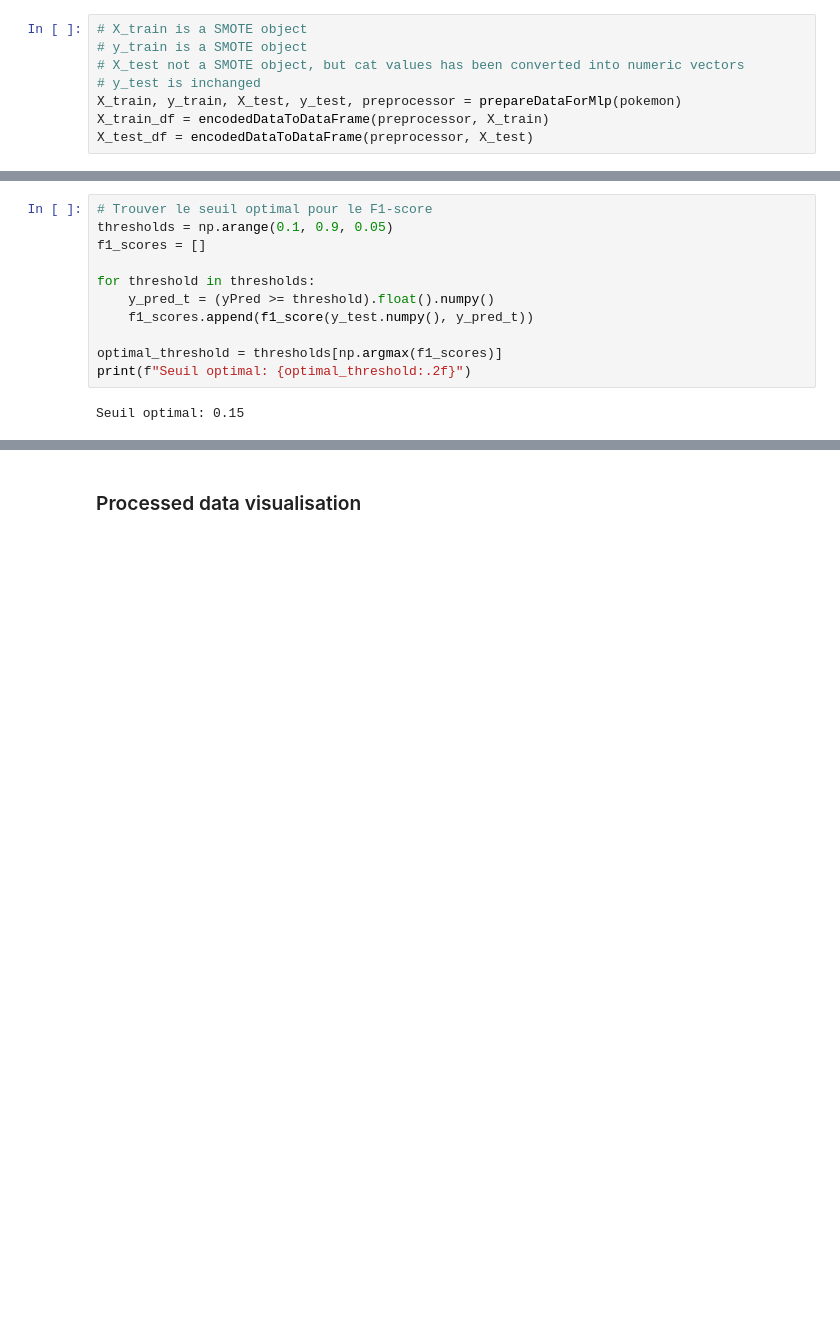
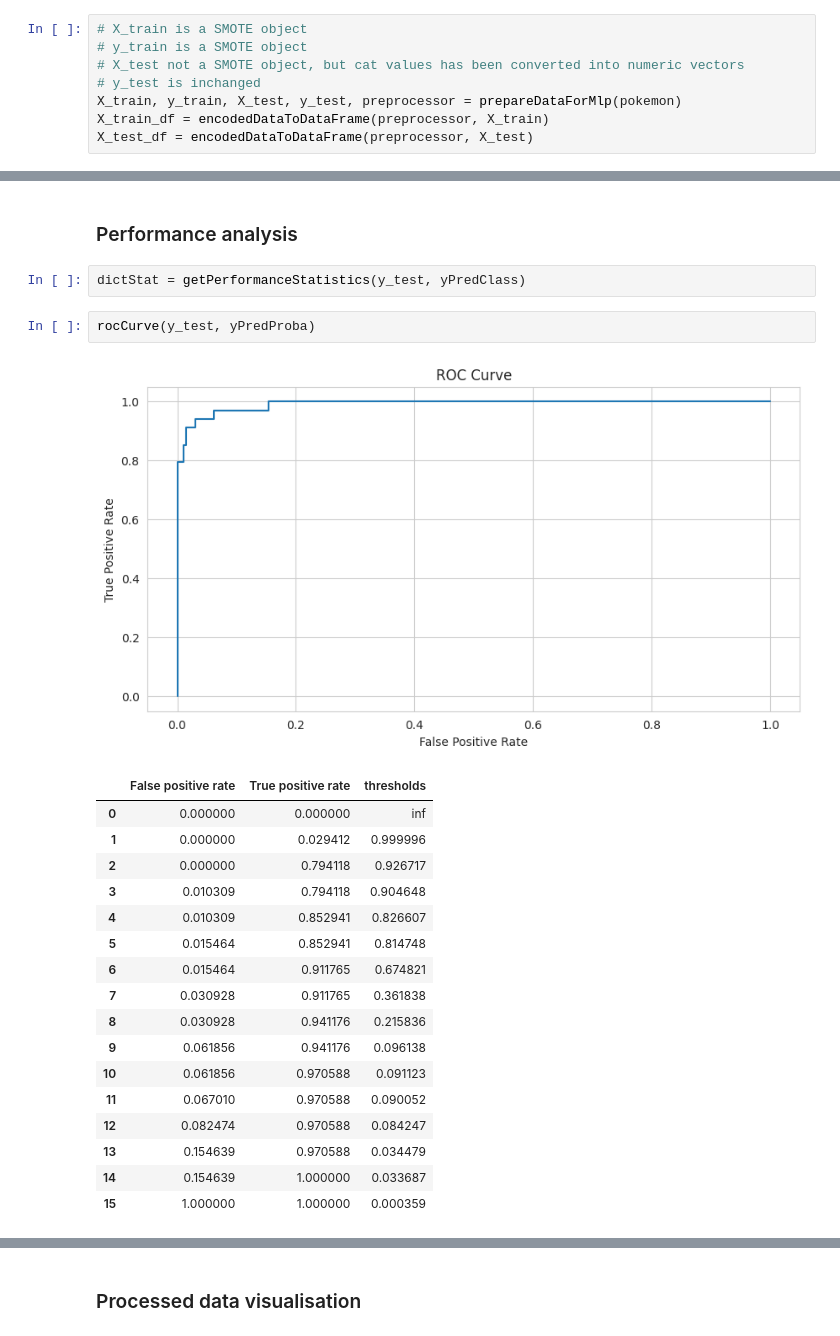
Before and after one commit to Edmondbrn/MLP_pytorch, a Jupyter notebook: MLP_myself.ipynb, the cells around one changed output, grey strips where cells are left out. Drawn from its saved outputs; the diff is of its cells as text; blank space fills up the shorter version.

```diff
--- a/MLP_myself.ipynb
+++ b/MLP_myself.ipynb
@@ -113,13 +116,25 @@ Text(0.5, 1.0, 'Precision-Recall Curve')
-# %%
-# Trouver le seuil optimal pour le F1-score
-thresholds = np.arange(0.1, 0.9, 0.05)
-f1_scores = []
-
-for threshold in thresholds:
-    y_pred_t = (yPred >= threshold).float().numpy()
-    f1_scores.append(f1_score(y_test.numpy(), y_pred_t))
-
-optimal_threshold = thresholds[np.argmax(f1_scores)]
-print(f"Seuil optimal: {optimal_threshold:.2f}")
-# %% [output]
-Seuil optimal: 0.15
+# %% [markdown]
+### Performance analysis
+# %%
+dictStat = getPerformanceStatistics(y_test, yPredClass)
+# %%
+rocCurve(y_test, yPredProba)
+# %% [output]
+[figure, added]
+|  | False positive rate | True positive rate | thresholds |
+| 0 | 0.000000 | 0.000000 | inf |
+| 1 | 0.000000 | 0.029412 | 0.999996 |
+| 2 | 0.000000 | 0.794118 | 0.926717 |
+| 3 | 0.010309 | 0.794118 | 0.904648 |
+| 4 | 0.010309 | 0.852941 | 0.826607 |
+| 5 | 0.015464 | 0.852941 | 0.814748 |
+| 6 | 0.015464 | 0.911765 | 0.674821 |
+| 7 | 0.030928 | 0.911765 | 0.361838 |
+| 8 | 0.030928 | 0.941176 | 0.215836 |
+| 9 | 0.061856 | 0.941176 | 0.096138 |
+| 10 | 0.061856 | 0.970588 | 0.091123 |
+| 11 | 0.067010 | 0.970588 | 0.090052 |
+| 12 | 0.082474 | 0.970588 | 0.084247 |
+| 13 | 0.154639 | 0.970588 | 0.034479 |
+| 14 | 0.154639 | 1.000000 | 0.033687 |
+| 15 | 1.000000 | 1.000000 | 0.000359 |
```
Also changed, not shown: parts of 14 cells of this notebook, 4 other files.
